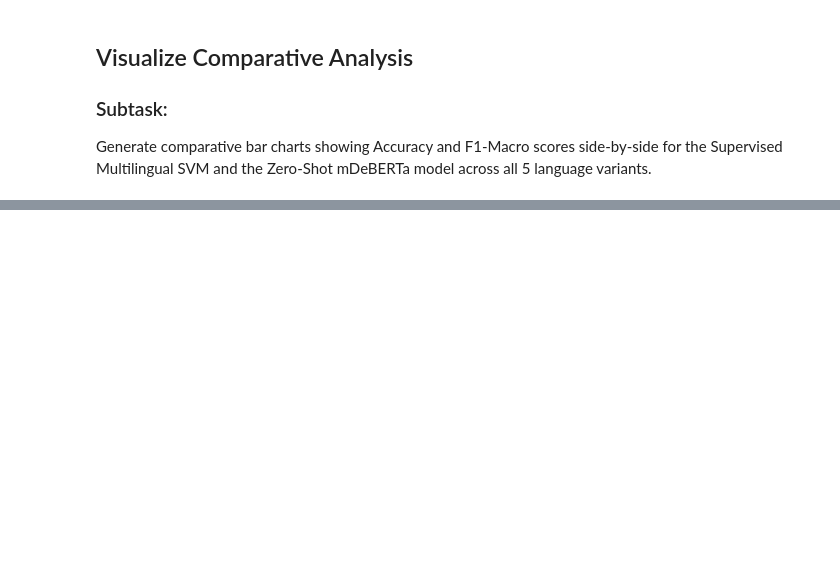
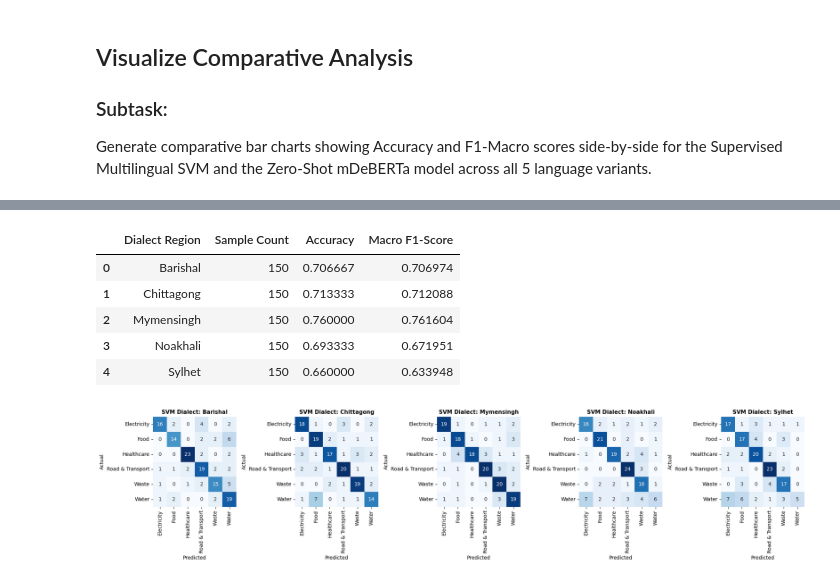
Before and after one commit to SalehinShan/smart-service-complaint-understanding, a Jupyter notebook: slscData.ipynb, the cells around one changed output, grey strips where cells are left out. Drawn from its saved outputs; the diff is of its cells as text; code cells hidden in the pictures; blank space fills up the shorter version.

```diff
--- a/slscData.ipynb
+++ b/slscData.ipynb
@@ -1672,0 +1542,71 @@ VBox(children=(Dropdown(description='Classifier:', options=('Supervised SVM', 'Z
+# %%
+import joblib
+import pandas as pd
+import numpy as np
+from sklearn.metrics import confusion_matrix, accuracy_score, f1_score
+import matplotlib.pyplot as plt
+import seaborn as sns
+
+# 1. Load the saved Multilingual SVM Pipeline
+svm_model_path = '/content/multilingual_grievance_svm_pipeline.pkl'
+try:
+    svm_pipeline = joblib.load(svm_model_path)
+    print("✅ SVM pipeline loaded successfully from disk!")
+except Exception as e:
+    print(f"❌ Could not load SVM pipeline: {e}. Please ensure you ran the SVM training cell earlier.")
+
+# 2. Load the 750 dialect dataset
+df_750 = pd.read_csv('/content/750complaint_dialect - New_Dialect_Complaints_250_Set3.csv')
+df_750 = df_750.dropna(subset=['Dialect', 'Category']) # Clean any stray empty rows
+
+target_labels = sorted(df_750['Category'].astype(str).str.strip().unique())
+dialects = sorted(df_750['Dialect'].astype(str).str.strip().unique())
+
+# Choose text column ('Complaint (Dialect Banglish)' or 'Complaint (Dialect Bangla)')
+text_col = 'Complaint (Dialect Banglish)'
+texts = df_750[text_col].astype(str).tolist()
+
+# 3. Run predictions on the whole dataset using SVM
+df_750['SVM_Predicted_Category'] = svm_pipeline.predict(texts)
+
+# 4. Compute Dialect-Wise Metrics Summary Table
+regional_metrics = []
+for dialect in dialects:
+    sub_df = df_750[df_750['Dialect'] == dialect]
+    d_true = sub_df['Category'].astype(str).str.strip().tolist()
+    d_pred = sub_df['SVM_Predicted_Category'].tolist()
+
+    acc = accuracy_score(d_true, d_pred)
+    f1 = f1_score(d_true, d_pred, average='macro', zero_division=0)
+
+    regional_metrics.append({
+        'Dialect Region': dialect,
+        'Sample Count': len(sub_df),
+        'Accuracy': acc,
+        'Macro F1-Score': f1
+    })
+
+df_metrics_summary = pd.DataFrame(regional_metrics)
+print("\n=== SVM DIALECT-WISE PERFORMANCE SUMMARY ===")
+display(df_metrics_summary)
+
+# 5. Plot Side-by-Side Confusion Matrices for each of the 5 Dialect Regions
+fig, axes = plt.subplots(1, len(dialects), figsize=(4 * len(dialects), 4.5))
+
+for idx, dialect in enumerate(dialects):
+    sub_df = df_750[df_750['Dialect'] == dialect]
+    cm = confusion_matrix(sub_df['Category'], sub_df['SVM_Predicted_Category'], labels=target_labels)
+
+    sns.heatmap(
+        cm, annot=True, fmt='d', xticklabels=target_labels, yticklabels=target_labels,
+        cmap='Blues', cbar=False, ax=axes[idx]
+    )
+    axes[idx].set_title(f"SVM Dialect: {dialect}", fontsize=11, fontweight='bold')
+    axes[idx].set_xlabel("Predicted", fontsize=10)
+    axes[idx].set_ylabel("Actual", fontsize=10)
+    axes[idx].tick_params(axis='x', rotation=90)
+    axes[idx].tick_params(axis='y', rotation=0)
+
+plt.tight_layout()
+plt.show()
+# %% [output]
@@ -1672,0 +1616,7 @@ VBox(children=(Dropdown(description='Classifier:', options=('Supervised SVM', 'Z
+|  | Dialect Region | Sample Count | Accuracy | Macro F1-Score |
+| 0 | Barishal | 150 | 0.706667 | 0.706974 |
+| 1 | Chittagong | 150 | 0.713333 | 0.712088 |
+| 2 | Mymensingh | 150 | 0.760000 | 0.761604 |
+| 3 | Noakhali | 150 | 0.693333 | 0.671951 |
+| 4 | Sylhet | 150 | 0.660000 | 0.633948 |
+[figure, added]
```
Also changed, not shown: parts of 36 cells of this notebook.
